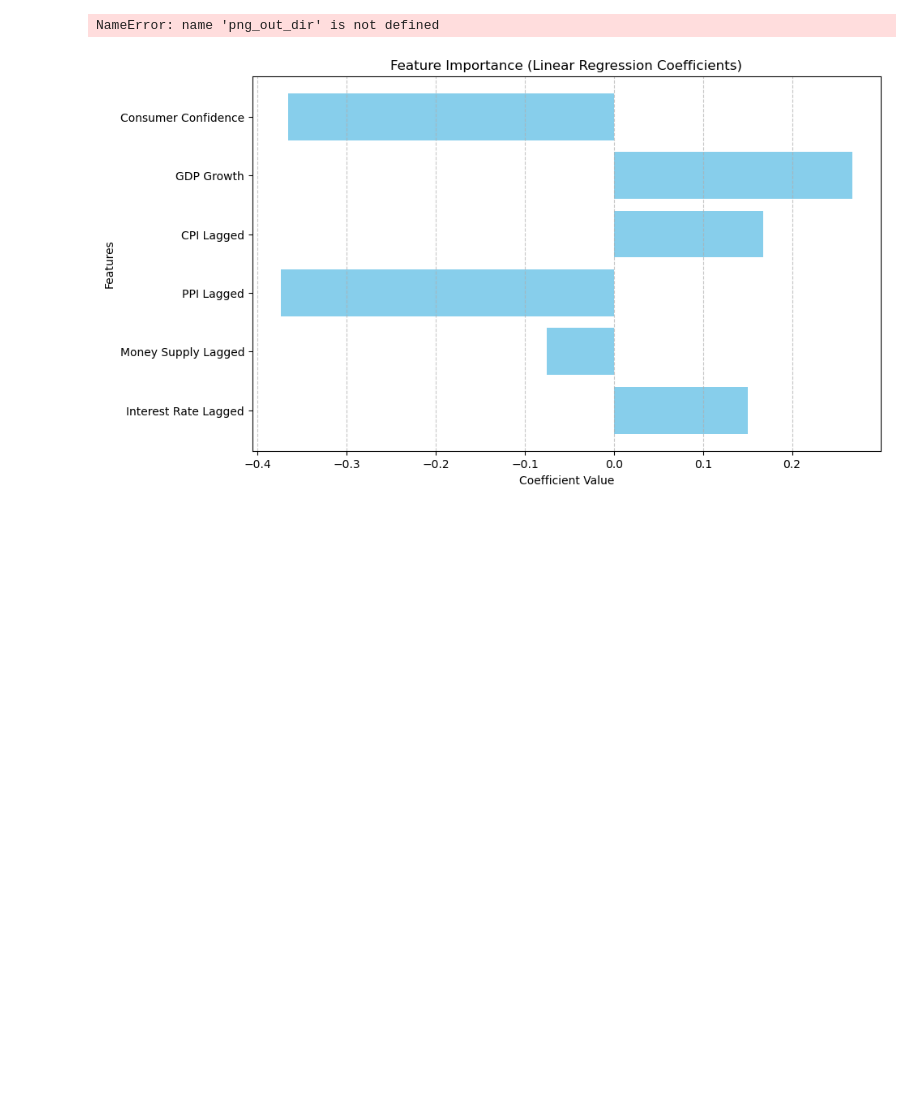
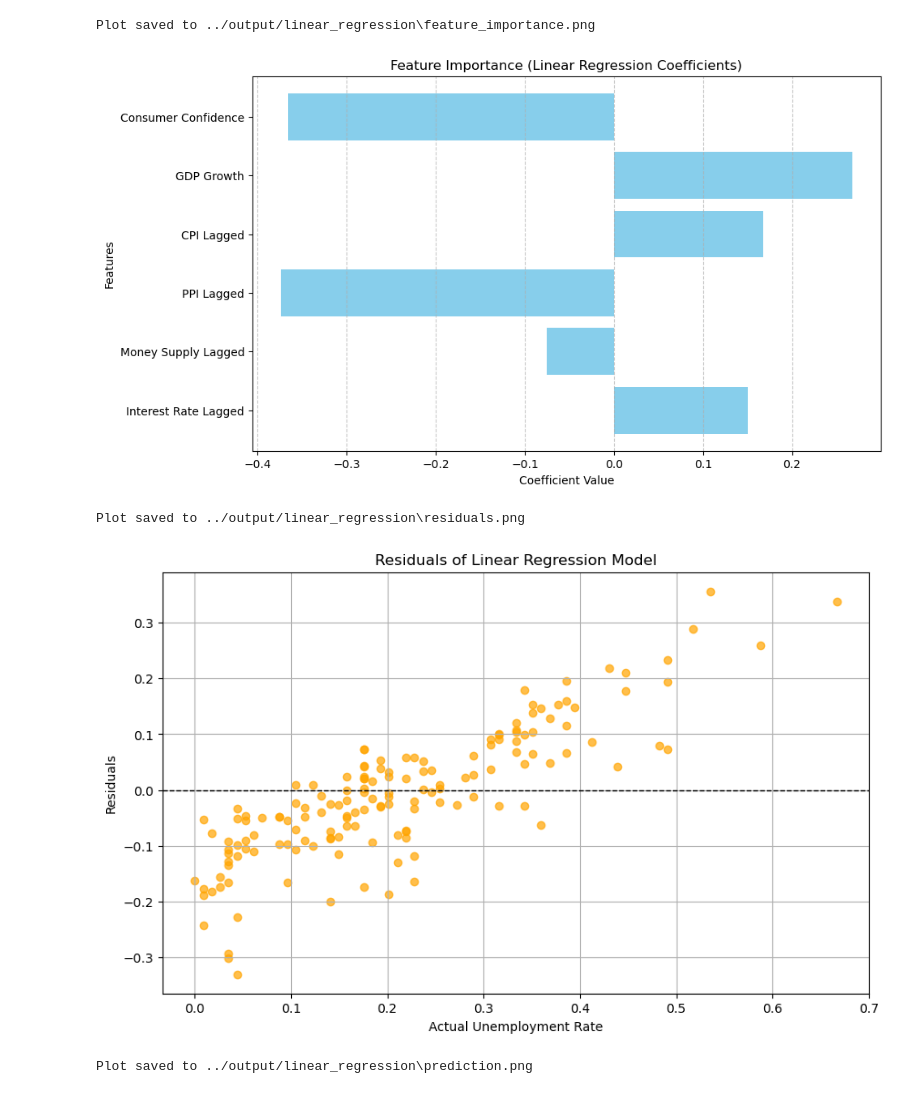
Before and after one commit to kotatkow/EconomicIndicatorPrediction, a Jupyter notebook: notebooks/model_training.ipynb, the cells around one changed output. Saved outputs shown, nothing was run; the diff lists cells and outputs as text; code cells hidden in the pictures; blank space fills up the shorter version.

Commit message:
visualize actual predicted dataset

```diff
--- a/notebooks/model_training.ipynb
+++ b/notebooks/model_training.ipynb
@@ -47,31 +47,62 @@ coefficients = model.coef_
 
 plt.figure(figsize=(10, 6))
 plt.barh(features, coefficients, color='skyblue')
 plt.title("Feature Importance (Linear Regression Coefficients)")
 plt.xlabel("Coefficient Value")
 plt.ylabel("Features")
 plt.grid(axis='x', linestyle='--', alpha=0.7)
 png_out_dir='../output/linear_regression'
 png_file_path = os.path.join(png_out_dir, 'feature_importance.png')
 plt.savefig(png_file_path)
 print(f"Plot saved to {png_file_path}")
 plt.show()
 
 # Calculate and visualize residuals
 residuals = y_test - y_pred
 
 plt.figure(figsize=(10, 6))
 plt.scatter(y_test, residuals, color='orange', alpha=0.7)
 plt.axhline(0, color='black', linestyle='--', linewidth=1)
 plt.title("Residuals of Linear Regression Model")
 plt.xlabel("Actual Unemployment Rate")
 plt.ylabel("Residuals")
 plt.grid(True)
 png_out_dir='../output/linear_regression'
 png_file_path = os.path.join(png_out_dir, 'residuals.png')
 plt.savefig(png_file_path)
 print(f"Plot saved to {png_file_path}")
 plt.show()
+
+# Calculate additional metrics
+rmse = mean_squared_error(y_test, y_pred, squared=False)  # Root Mean Squared Error (RMSE)
+mae = np.mean(np.abs(y_test - y_pred))  # Mean Absolute Error (MAE)
+
+# Output all accuracy metrics
+accuracy_metrics = {
+    "Mean Squared Error (MSE)": mse,
+    "Root Mean Squared Error (RMSE)": rmse,
+    "Mean Absolute Error (MAE)": mae,
+    "R² (R-squared)": r2
+}
+accuracy_metrics
+
+# Visualize Predictions vs Actual Values
+plt.figure(figsize=(10, 6))
+plt.scatter(y_test, y_pred, alpha=0.7, color='blue', edgecolors='k')
+plt.plot([y_test.min(), y_test.max()], [y_test.min(), y_test.max()], 'r--', lw=2, label='Perfect Prediction')
+plt.title("Predicted vs Actual Unemployment Rates")
+plt.xlabel("Actual Unemployment Rate")
+plt.ylabel("Predicted Unemployment Rate")
+plt.grid(alpha=0.5)
+plt.legend()
+png_out_dir='../output/linear_regression'
+png_file_path = os.path.join(png_out_dir, 'prediction.png')
+plt.savefig(png_file_path)
+print(f"Plot saved to {png_file_path}")
+plt.show()
 # %% [output]
-NameError: name 'png_out_dir' is not defined
+Plot saved to ../output/linear_regression\feature_importance.png
 [figure]
+Plot saved to ../output/linear_regression\residuals.png
+[figure, added]
+Plot saved to ../output/linear_regression\prediction.png
```
Also changed, not shown: parts of 1 cell of this notebook, 2 other files.
